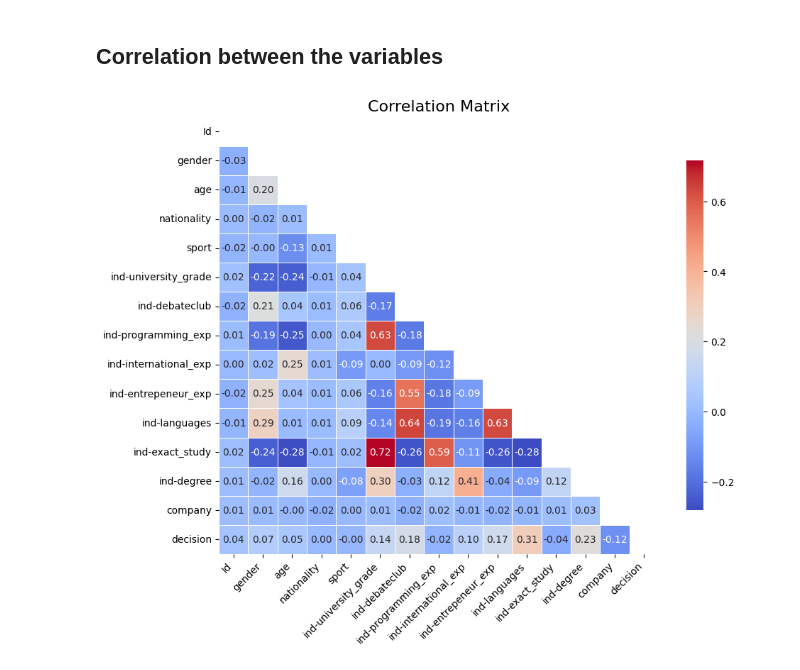
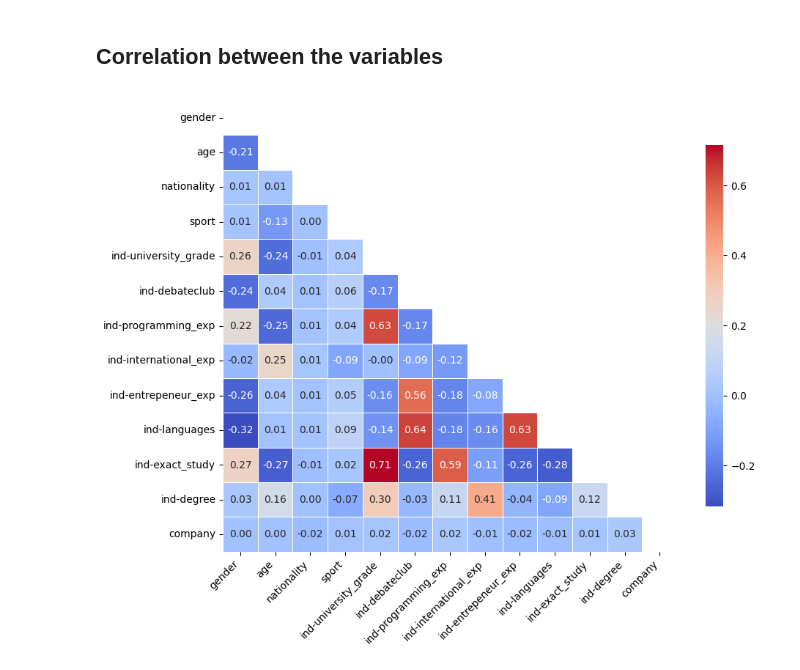
Before and after one commit to marcolax22/algorithmic-fairness, a Jupyter notebook: fairness_problematic.ipynb, the cells around one changed output. Saved outputs shown, nothing was run; the diff lists cells and outputs as text; code cells hidden in the pictures.

```diff
--- a/fairness_problematic.ipynb
+++ b/fairness_problematic.ipynb
@@ -38,7 +37,13 @@ gender
 Name: proportion, dtype: float64
 # %% [markdown]
 ## Correlation between the variables
-# %%
-fairness.correlation_matrix(hiring_data)
-# %% [output]
-[figure, removed]
+# %%
+# drop id and decision
+hiring_data = hiring_data.drop(columns=['Id', 'decision'])
+fig = fairness.correlation_matrix(hiring_data)
+fig
+
+# save fig as png
+fig.savefig("graphics/correlation_matrix.png", dpi=300, bbox_inches='tight')
+# %% [output]
+[figure, added]
```
Also changed, not shown: parts of 4 cells of this notebook, 14 other files.
